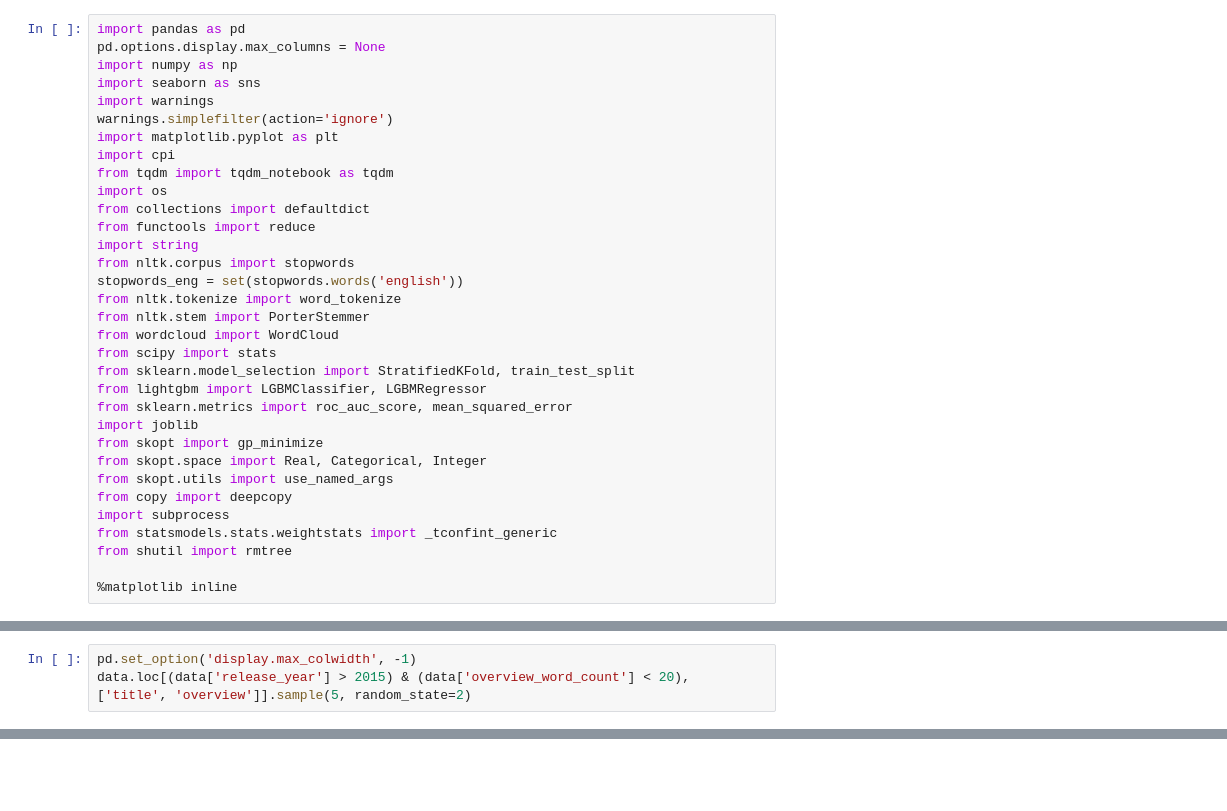
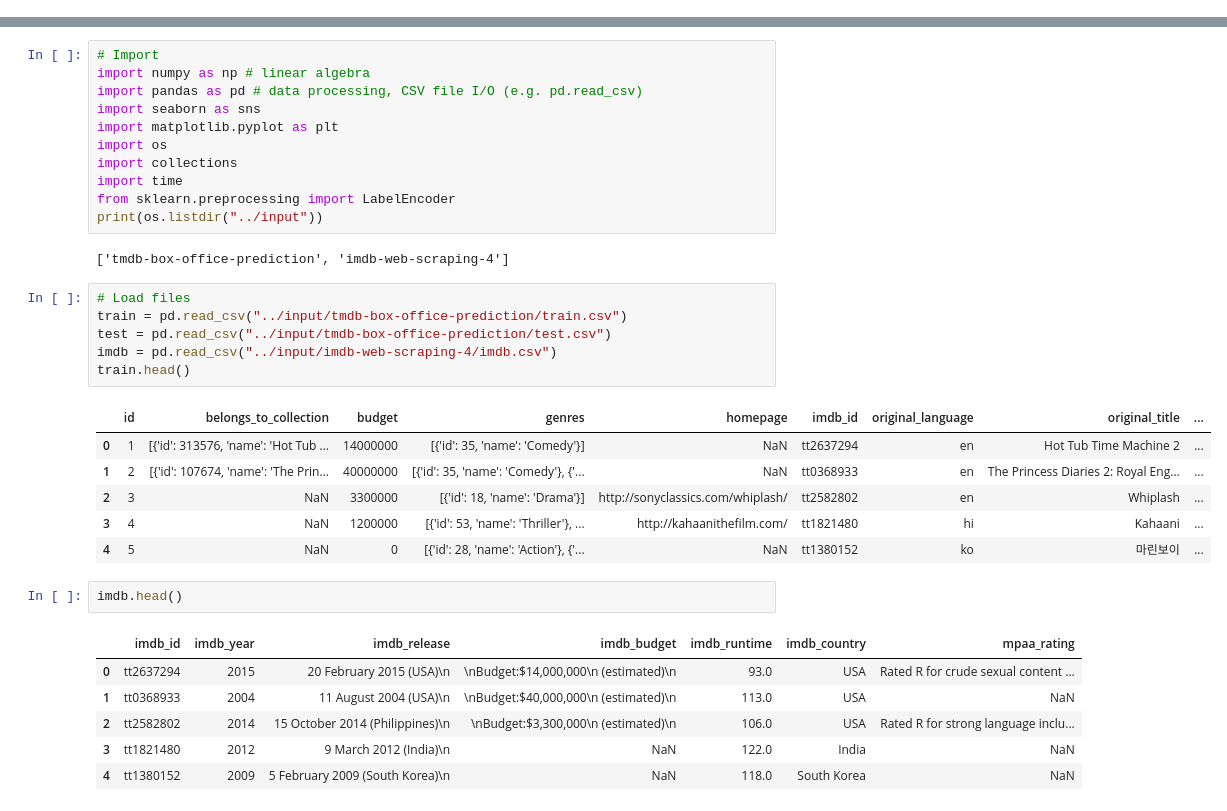
Before and after one commit to mishranakul/mishranakul.github.io, a Jupyter notebook: notebooks/movie-box-office.ipynb, the cells around one changed output, grey strips where cells are left out. Saved outputs shown, nothing was run; the diff lists cells and outputs as text; blank space fills up the shorter version.

```diff
--- a/notebooks/movie-box-office.ipynb
+++ b/notebooks/movie-box-office.ipynb
@@ -17,33 +0,0 @@ I would be very grateful for any comments, I'm looking forward to suggestions fo
-# %%
-import pandas as pd
-pd.options.display.max_columns = None
-import numpy as np
-import seaborn as sns
-import warnings
-warnings.simplefilter(action='ignore')
-import matplotlib.pyplot as plt
-import cpi
-from tqdm import tqdm_notebook as tqdm
-import os
-from collections import defaultdict
-from functools import reduce
-import string
-from nltk.corpus import stopwords
-stopwords_eng = set(stopwords.words('english'))
-from nltk.tokenize import word_tokenize
-from nltk.stem import PorterStemmer
-from wordcloud import WordCloud
-from scipy import stats
-from sklearn.model_selection import StratifiedKFold, train_test_split
-from lightgbm import LGBMClassifier, LGBMRegressor
-from sklearn.metrics import roc_auc_score, mean_squared_error
-import joblib
-from skopt import gp_minimize
-from skopt.space import Real, Categorical, Integer
-from skopt.utils import use_named_args
-from copy import deepcopy
-import subprocess
-from statsmodels.stats.weightstats import _tconfint_generic
-from shutil import rmtree
-
-%matplotlib inline
@@ -716,3 +0,0 @@ The train vs. test difference seems to be given by recent trends in overview sty
-# %%
-pd.set_option('display.max_colwidth', -1)
-data.loc[(data['release_year'] > 2015) & (data['overview_word_count'] < 20), ['title', 'overview']].sample(5, random_state=2)
@@ -1548,0 +36,35 @@ submission_lgb.to_csv('submission_lgb.csv', index=None)
+# %%
+# Import
+import numpy as np # linear algebra
+import pandas as pd # data processing, CSV file I/O (e.g. pd.read_csv)
+import seaborn as sns
+import matplotlib.pyplot as plt
+import os
+import collections
+import time
+from sklearn.preprocessing import LabelEncoder
+print(os.listdir("../input"))
+# %% [output]
+['tmdb-box-office-prediction', 'imdb-web-scraping-4']
+# %%
+# Load files
+train = pd.read_csv("../input/tmdb-box-office-prediction/train.csv")
+test = pd.read_csv("../input/tmdb-box-office-prediction/test.csv")
+imdb = pd.read_csv("../input/imdb-web-scraping-4/imdb.csv")
+train.head()
+# %% [output]
+|  | id | belongs_to_collection | budget | genres | homepage | imdb_id | original_language | original_title | ... |
+| 0 | 1 | [{'id': 313576, 'name': 'Hot Tub ... | 14000000 | [{'id': 35, 'name': 'Comedy'}] | NaN | tt2637294 | en | Hot Tub Time Machine 2 | ... |
+| 1 | 2 | [{'id': 107674, 'name': 'The Prin... | 40000000 | [{'id': 35, 'name': 'Comedy'}, {'... | NaN | tt0368933 | en | The Princess Diaries 2: Royal Eng... | ... |
+| 2 | 3 | NaN | 3300000 | [{'id': 18, 'name': 'Drama'}] | http://sonyclassics.com/whiplash/ | tt2582802 | en | Whiplash | ... |
+| 3 | 4 | NaN | 1200000 | [{'id': 53, 'name': 'Thriller'}, ... | http://kahaanithefilm.com/ | tt1821480 | hi | Kahaani | ... |
+| 4 | 5 | NaN | 0 | [{'id': 28, 'name': 'Action'}, {'... | NaN | tt1380152 | ko | 마린보이 | ... |
+# %%
+imdb.head()
+# %% [output]
+|  | imdb_id | imdb_year | imdb_release | imdb_budget | imdb_runtime | imdb_country | mpaa_rating |
+| 0 | tt2637294 | 2015 | 20 February 2015 (USA)\n | \nBudget:$14,000,000\n (estimated)\n | 93.0 | USA | Rated R for crude sexual content ... |
+| 1 | tt0368933 | 2004 | 11 August 2004 (USA)\n | \nBudget:$40,000,000\n (estimated)\n | 113.0 | USA | NaN |
+| 2 | tt2582802 | 2014 | 15 October 2014 (Philippines)\n | \nBudget:$3,300,000\n (estimated)\n | 106.0 | USA | Rated R for strong language inclu... |
+| 3 | tt1821480 | 2012 | 9 March 2012 (India)\n | NaN | 122.0 | India | NaN |
+| 4 | tt1380152 | 2009 | 5 February 2009 (South Korea)\n | NaN | 118.0 | South Korea | NaN |
```
Also changed, not shown: parts of 209 cells of this notebook, 1 other file.
